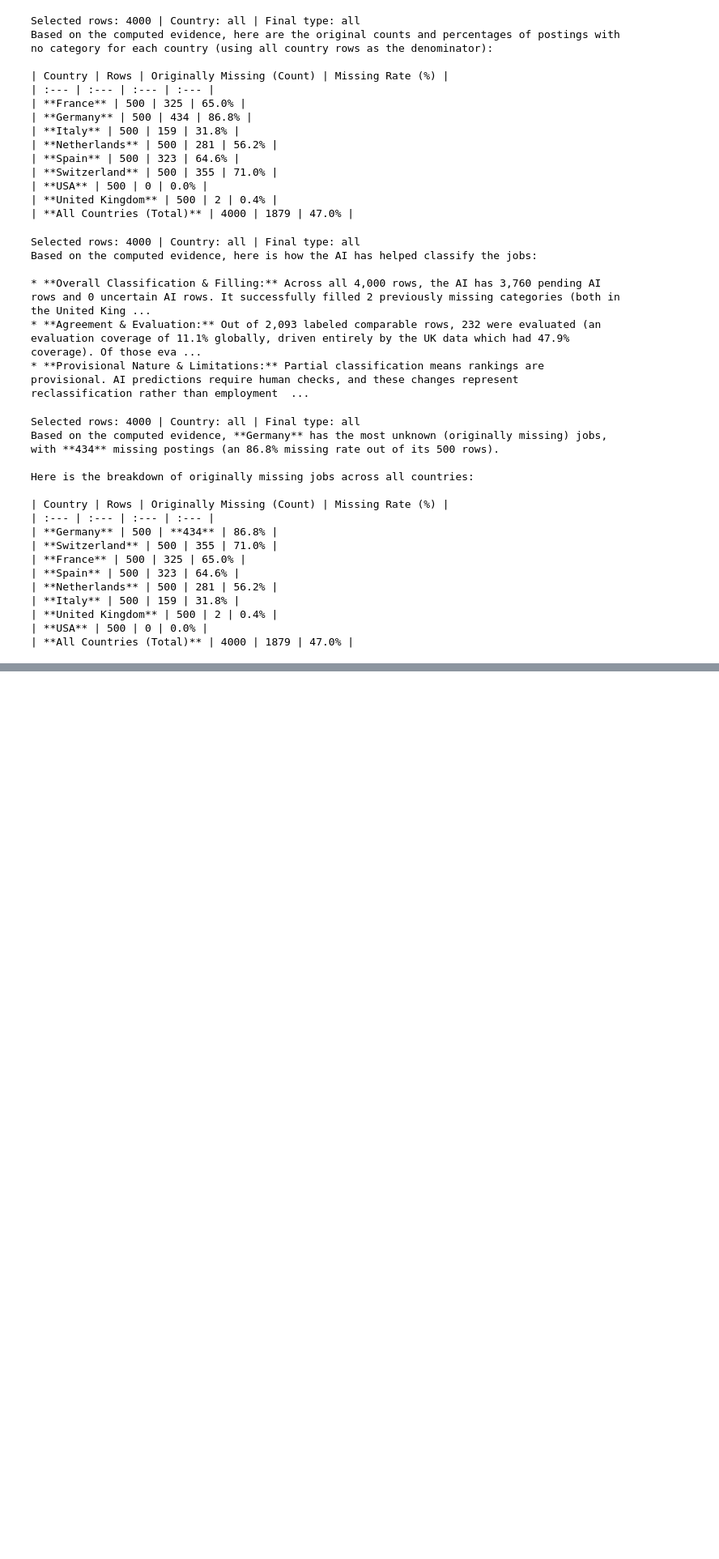
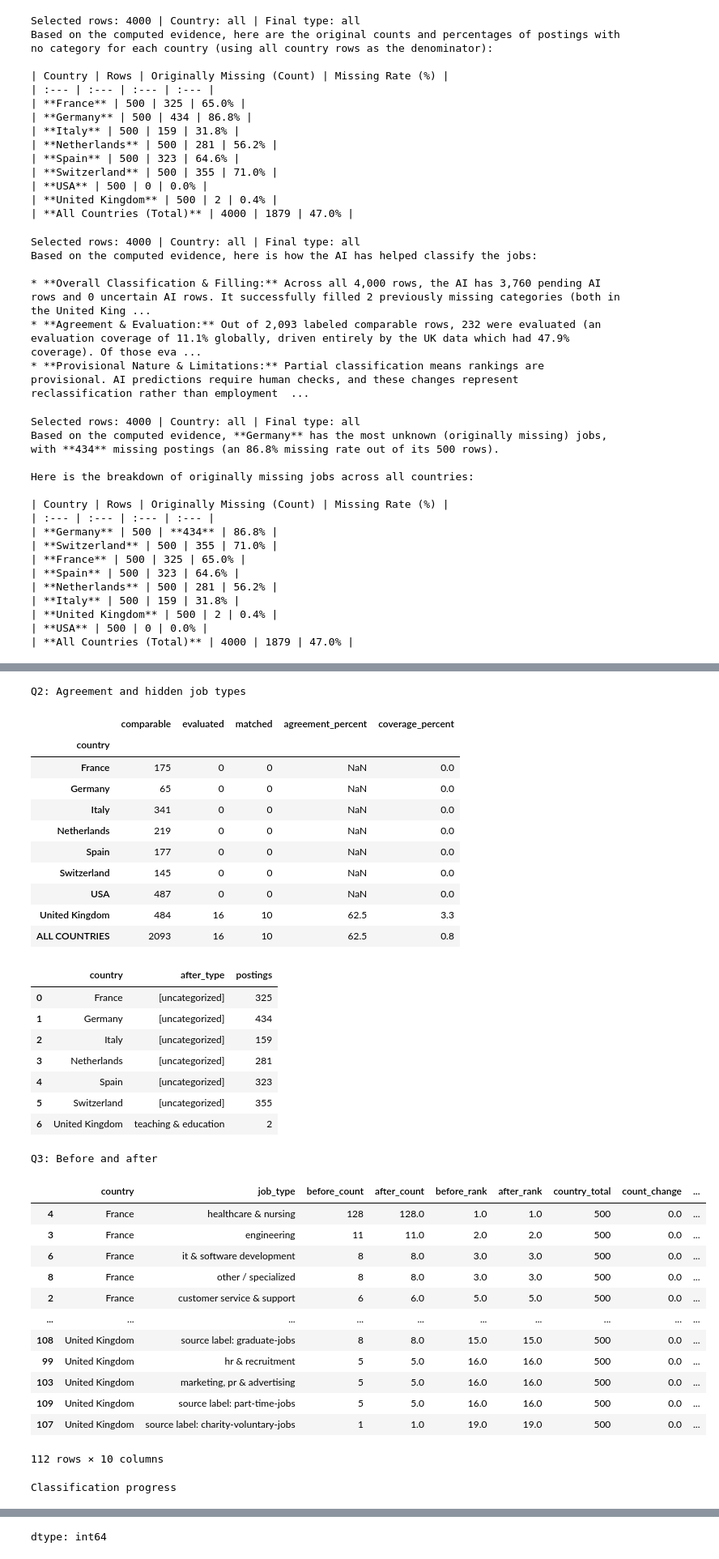
Before and after one commit to lp20590-star/Global-Job-Category-Imputation-Labor-Market-Intelligence, a Jupyter notebook: Global_Job_Category_Imputation_Labor_Market_Intelligence.ipynb, the cells around one changed output, grey strips where cells are left out. Shown at 81% size. Drawn from its saved outputs; the diff is of its cells as text; code cells hidden in the pictures; blank space fills up the shorter version.

```diff
--- a/Global_Job_Category_Imputation_Labor_Market_Intelligence.ipynb
+++ b/Global_Job_Category_Imputation_Labor_Market_Intelligence.ipynb
@@ -397,0 +420,14 @@ Here is the breakdown of originally missing jobs across all countries:
+# %%
+def answer_subquestion_2(df):
+    columns = ["comparable", "evaluated", "matched"]
+    agreement = df.groupby("country")[columns].sum()
+    agreement.loc["ALL COUNTRIES"] = df[columns].sum()
+    agreement["agreement_percent"] = (
+        100 * agreement["matched"] / agreement["evaluated"].where(agreement["evaluated"] > 0)
+    ).round(1)
+    agreement["coverage_percent"] = (
+        100 * agreement["evaluated"] / agreement["comparable"].where(agreement["comparable"] > 0)
+    ).round(1)
+    hidden = df[df["missing"]].groupby(["country", "after_type"]).size().reset_index(name="postings")
+    hidden = hidden.sort_values(["country", "postings"], ascending=[True, False])
+    return agreement, hidden
@@ -397,0 +452,15 @@ Here is the breakdown of originally missing jobs across all countries:
+# %%
+def research_totals(rows):
+    df = analysis_table(rows)
+    return {"pending": (df["ai_state"] == "pending").sum()}
+
+def build_report(df):
+    agreement, hidden = answer_subquestion_2(df)
+    coverage = df.groupby(["country", "ai_state"]).size()
+    return (
+        "Q1 — original missingness:\n" + answer_subquestion_1(df).to_string()
+        + "\nQ2 — agreement and evaluation coverage (NaN = unavailable):\n" + agreement.to_string()
+        + "\nQ2 — originally missing types:\n" + hidden.to_string(index=False)
+        + "\nQ3 — before/after ranks and counts:\n" + answer_subquestion_3(df).to_string(index=False)
+        + "\nClassification progress:\n" + coverage.to_string()
+    )
@@ -397,0 +552,2 @@ Here is the breakdown of originally missing jobs across all countries:
+# %%
+chatbot = JobChatbot(jobs)
@@ -397,0 +559,13 @@ Here is the breakdown of originally missing jobs across all countries:
+# %%
+results = analysis_table(chatbot.rows)
+print("Q1: Original missing categories")
+display(answer_subquestion_1(results))
+print("Q2: Agreement and hidden job types")
+agreement, hidden = answer_subquestion_2(results)
+display(agreement)
+display(hidden)
+print("Q3: Before and after")
+display(answer_subquestion_3(results))
+print("Classification progress")
+display(results.groupby(["country", "ai_state"]).size())
+# %% [output]
@@ -397,0 +583,35 @@ Here is the breakdown of originally missing jobs across all countries:
+Q2: Agreement and hidden job types
+|  | comparable | evaluated | matched | agreement_percent | coverage_percent |
+| country |  |  |  |  |  |
+| France | 175 | 0 | 0 | NaN | 0.0 |
+| Germany | 65 | 0 | 0 | NaN | 0.0 |
+| Italy | 341 | 0 | 0 | NaN | 0.0 |
+| Netherlands | 219 | 0 | 0 | NaN | 0.0 |
+| Spain | 177 | 0 | 0 | NaN | 0.0 |
+| Switzerland | 145 | 0 | 0 | NaN | 0.0 |
+| USA | 487 | 0 | 0 | NaN | 0.0 |
+| United Kingdom | 484 | 16 | 10 | 62.5 | 3.3 |
+| ALL COUNTRIES | 2093 | 16 | 10 | 62.5 | 0.8 |
+|  | country | after_type | postings |
+| 0 | France | [uncategorized] | 325 |
+| 1 | Germany | [uncategorized] | 434 |
+| 2 | Italy | [uncategorized] | 159 |
+| 3 | Netherlands | [uncategorized] | 281 |
+| 4 | Spain | [uncategorized] | 323 |
+| 5 | Switzerland | [uncategorized] | 355 |
+| 6 | United Kingdom | teaching & education | 2 |
+Q3: Before and after
+|  | country | job_type | before_count | after_count | before_rank | after_rank | country_total | count_change | ... |
+| 4 | France | healthcare & nursing | 128 | 128.0 | 1.0 | 1.0 | 500 | 0.0 | ... |
+| 3 | France | engineering | 11 | 11.0 | 2.0 | 2.0 | 500 | 0.0 | ... |
+| 6 | France | it & software development | 8 | 8.0 | 3.0 | 3.0 | 500 | 0.0 | ... |
+| 8 | France | other / specialized | 8 | 8.0 | 3.0 | 3.0 | 500 | 0.0 | ... |
+| 2 | France | customer service & support | 6 | 6.0 | 5.0 | 5.0 | 500 | 0.0 | ... |
+| ... | ... | ... | ... | ... | ... | ... | ... | ... | ... |
+| 108 | United Kingdom | source label: graduate-jobs | 8 | 8.0 | 15.0 | 15.0 | 500 | 0.0 | ... |
+| 99 | United Kingdom | hr & recruitment | 5 | 5.0 | 16.0 | 16.0 | 500 | 0.0 | ... |
+| 103 | United Kingdom | marketing, pr & advertising | 5 | 5.0 | 16.0 | 16.0 | 500 | 0.0 | ... |
+| 109 | United Kingdom | source label: part-time-jobs | 5 | 5.0 | 16.0 | 16.0 | 500 | 0.0 | ... |
+| 107 | United Kingdom | source label: charity-voluntary-jobs | 1 | 1.0 | 19.0 | 19.0 | 500 | 0.0 | ... |
+112 rows × 10 columns
+Classification progress
@@ -397,0 +629 @@ Here is the breakdown of originally missing jobs across all countries:
+dtype: int64
```
Also changed, not shown: parts of 9 cells of this notebook.
